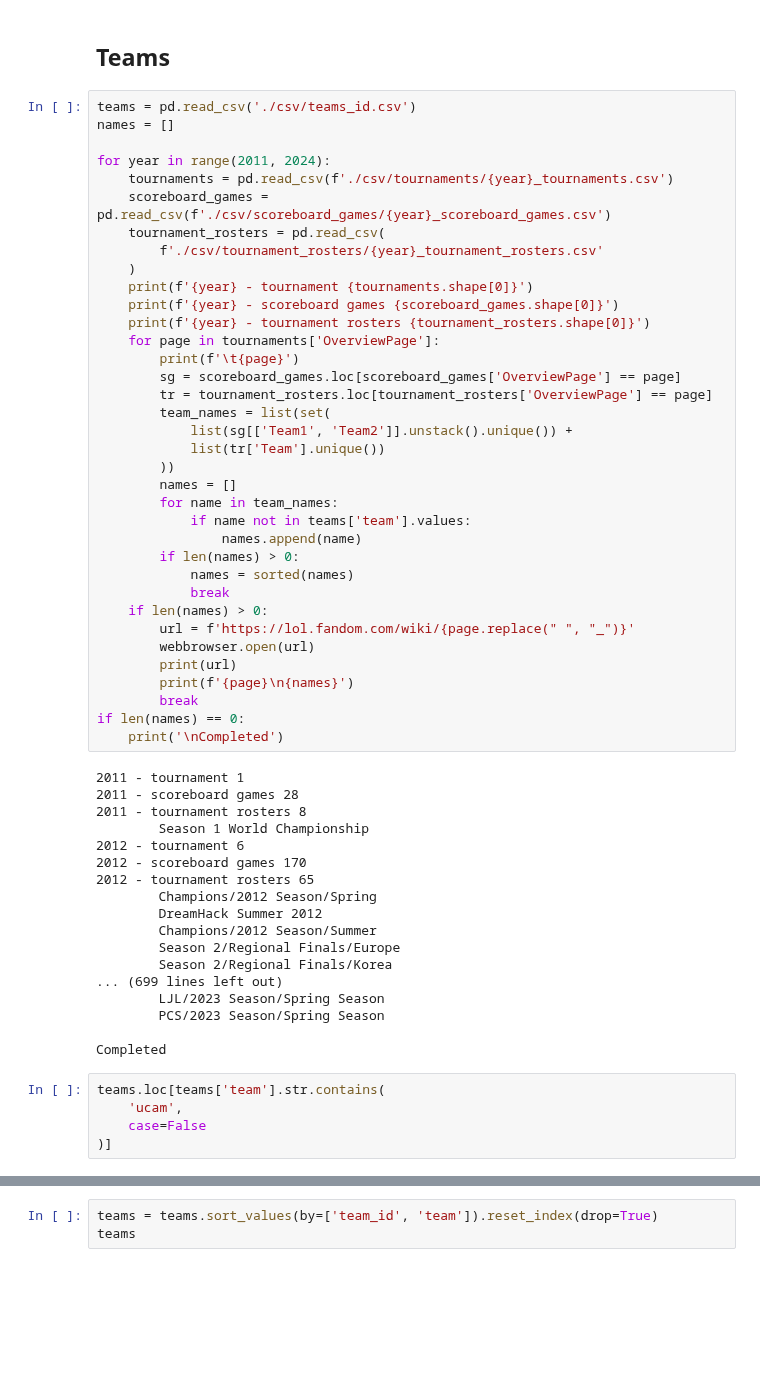
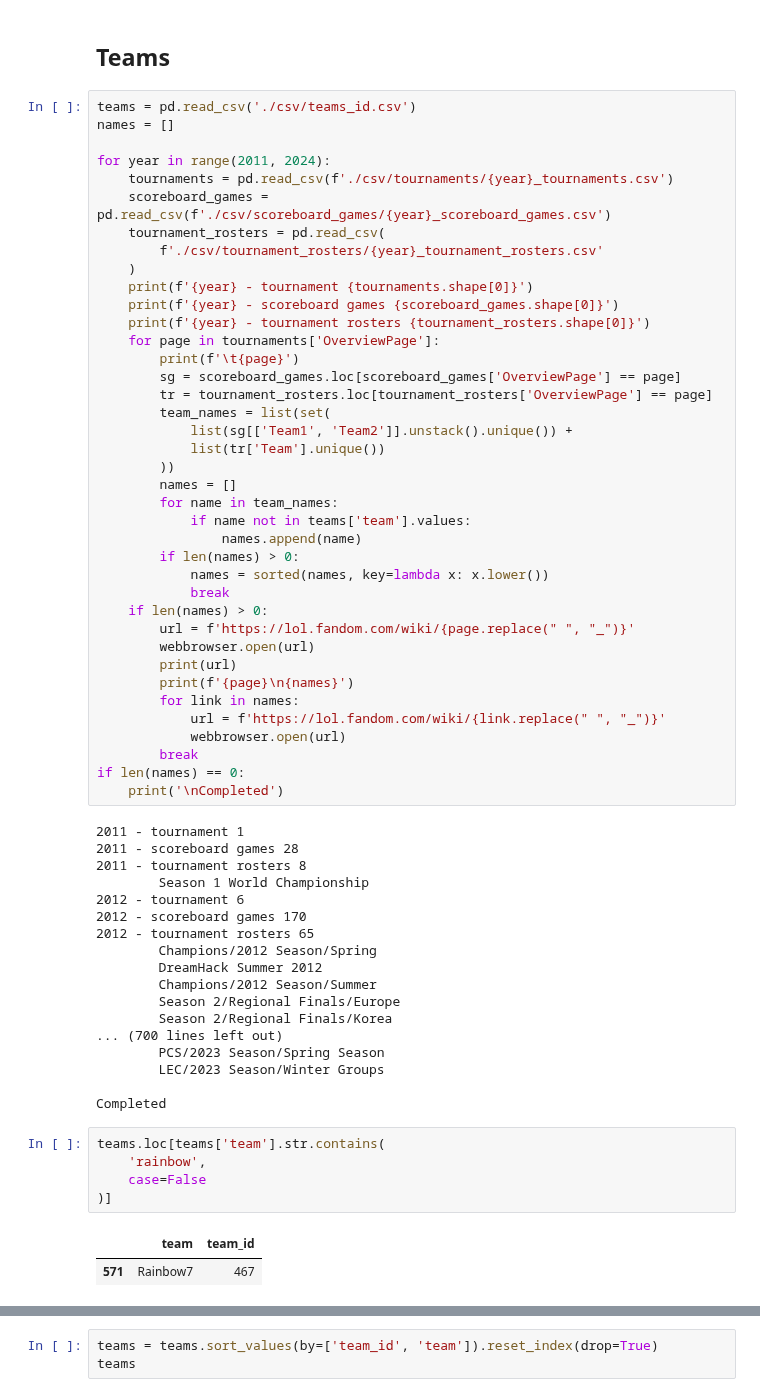
Before and after one commit to posky/LoL-Esports, a Jupyter notebook: parse_matches.ipynb, the cells around one changed output, grey strips where cells are left out. Drawn from its saved outputs; the diff is of its cells as text; blank space fills up the shorter version.

```diff
--- a/parse_matches.ipynb
+++ b/parse_matches.ipynb
@@ -77,13 +100,16 @@ for year in range(2011, 2024):
             if name not in teams['team'].values:
                 names.append(name)
         if len(names) > 0:
-            names = sorted(names)
+            names = sorted(names, key=lambda x: x.lower())
             break
     if len(names) > 0:
         url = f'https://lol.fandom.com/wiki/{page.replace(" ", "_")}'
         webbrowser.open(url)
         print(url)
         print(f'{page}\n{names}')
+        for link in names:
+            url = f'https://lol.fandom.com/wiki/{link.replace(" ", "_")}'
+            webbrowser.open(url)
         break
 if len(names) == 0:
     print('\nCompleted')
@@ -100,16 +126,19 @@ if len(names) == 0:
         Champions/2012 Season/Summer
         Season 2/Regional Finals/Europe
         Season 2/Regional Finals/Korea
-... (699 lines left out)
-        LJL/2023 Season/Spring Season
+... (700 lines left out)
         PCS/2023 Season/Spring Season
+        LEC/2023 Season/Winter Groups
 
 Completed
 # %%
 teams.loc[teams['team'].str.contains(
-    'ucam',
+    'rainbow',
     case=False
 )]
+# %% [output]
+|  | team | team_id |
+| 571 | Rainbow7 | 467 |
 # %%
 if len(names) > 0:
     teams = pd.concat(
```
Also changed, not shown: parts of 20 cells of this notebook.
